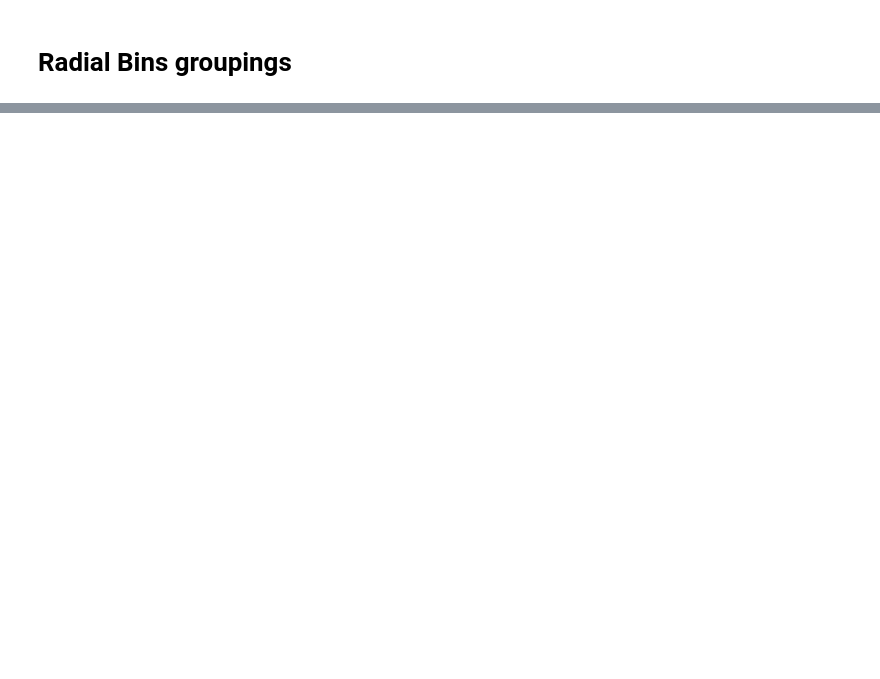
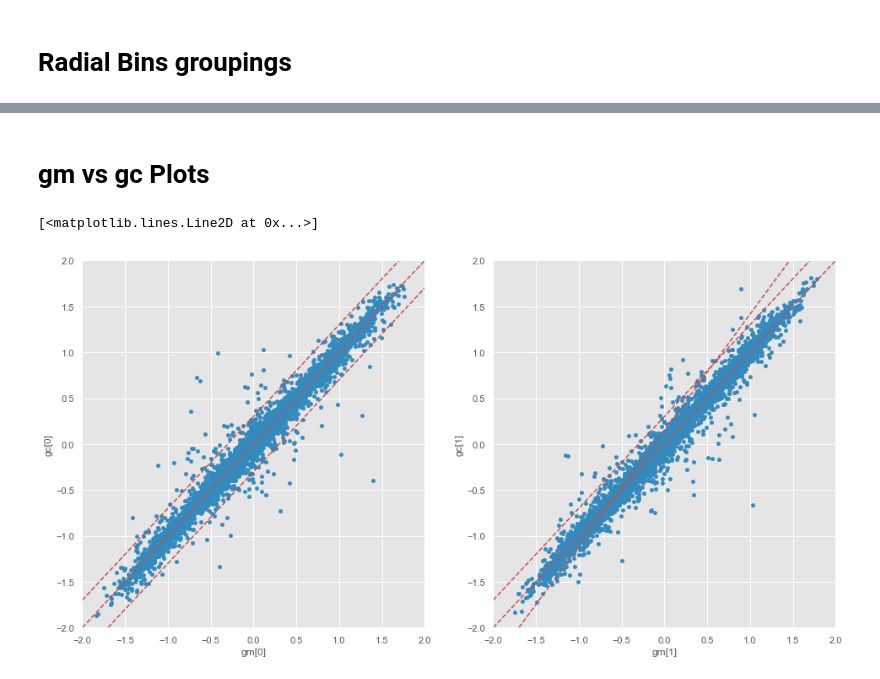
Before and after one commit to bpRsh/2019_shear_analysis_after_dmstack, a Jupyter notebook: Dec_2019/Dec_09/a02_g0_g1_to_gT_gX_cleancat15.ipynb, the cells around one changed output, grey strips where cells are left out. Cells and saved outputs as stored; diff of their text form; code cells hidden in the pictures; blank space fills up the shorter version.

```diff
--- a/Dec_2019/Dec_09/a02_g0_g1_to_gT_gX_cleancat15.ipynb
+++ b/Dec_2019/Dec_09/a02_g0_g1_to_gT_gX_cleancat15.ipynb
@@ -398,0 +466,52 @@ df_radial_bins
+# %% [markdown]
+# gm vs gc Plots
+# %%
+fig,ax = plt.subplots(1,2,figsize=(16,8))
+df.plot.scatter(x='gm[0]',y='gc[0]', ax=ax[0])
+df.plot.scatter(x='gm[1]',y='gc[1]', ax=ax[1])
+
+ax[0].set_xlim(-2.0,2.0)
+ax[0].set_ylim(-2.0,2.0)
+
+ax[1].set_xlim(-2.0,2.0)
+ax[1].set_ylim(-2.0,2.0)
+
+# 45 degree line
+n=2.0
+ax[0].plot([-n,n],[-n,n],'r--')
+ax[1].plot([-n,n],[-n,n],'r--')
+
+# -------- left plot -----------
+# for slope 1 ==> y2-y1 = x2-x1
+#
+# upper line
+x1 = -2.0
+y1 = -1.7
+x2 = 2.0
+y2 = y1-x1+x2
+ax[0].plot([x1,x2],[y1,y2],'r--')
+
+# lower line
+x1 = -1.7
+y1 = -2.0
+x2 = 2.0
+y2 = y1-x1+x2
+ax[0].plot([x1,x2],[y1,y2],'r--')
+
+# -------- right plot -----------
+# upper line
+x1 = -2.0
+y1 = -1.7
+x2 = 2.0
+y2 = y1-x1+x2
+ax[1].plot([x1,x2],[y1,y2],'r--')
+
+# lower line
+x1 = -1.7
+y1 = -2.0
+x2 = 2.0
+x2 = y1-x1+x2
+ax[1].plot([x1,x2],[y1,y2],'r--')
+# %% [output]
+[<matplotlib.lines.Line2D at 0x...>]
+[figure, added]
```
Also changed, not shown: parts of 21 cells of this notebook.
